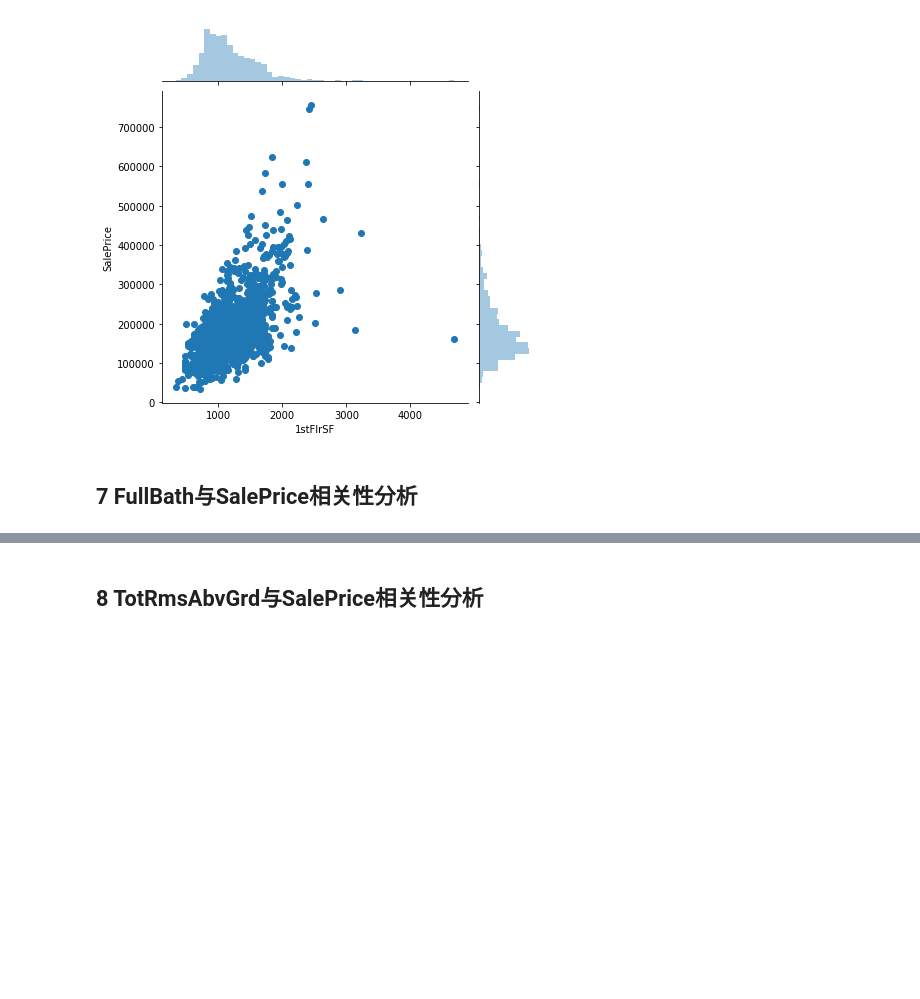
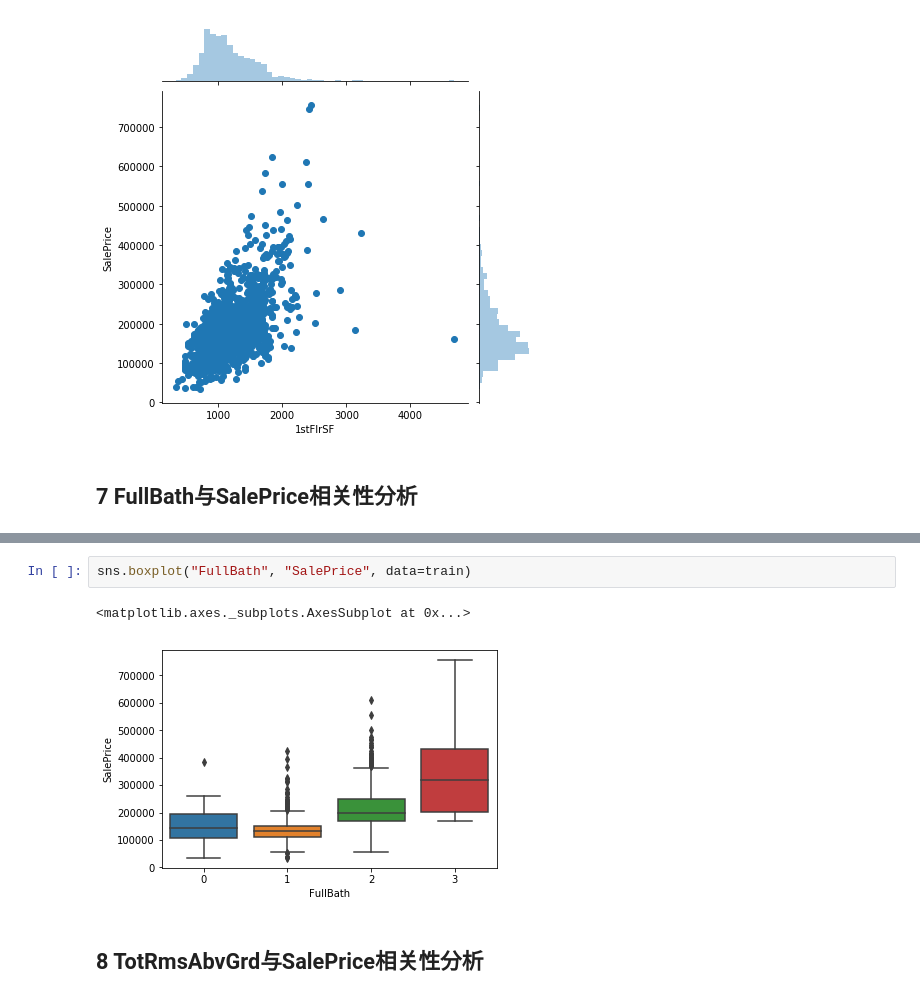
Before and after one commit to zingp/kaggle, a Jupyter notebook: forecast_losa_house_prices/EDA.ipynb, the cells around one changed output, grey strips where cells are left out. Drawn from its saved outputs; the diff is of its cells as text; blank space fills up the shorter version.

```diff
--- a/forecast_losa_house_prices/EDA.ipynb
+++ b/forecast_losa_house_prices/EDA.ipynb
@@ -178,2 +189,7 @@ sns.jointplot("1stFlrSF", "SalePrice", data=train)
+# %%
+sns.boxplot("FullBath", "SalePrice", data=train)
+# %% [output]
+<matplotlib.axes._subplots.AxesSubplot at 0x...>
+[figure, added]
 # %% [markdown]
 ## 8 TotRmsAbvGrd与SalePrice相关性分析
```
Also changed, not shown: parts of 8 cells of this notebook.
